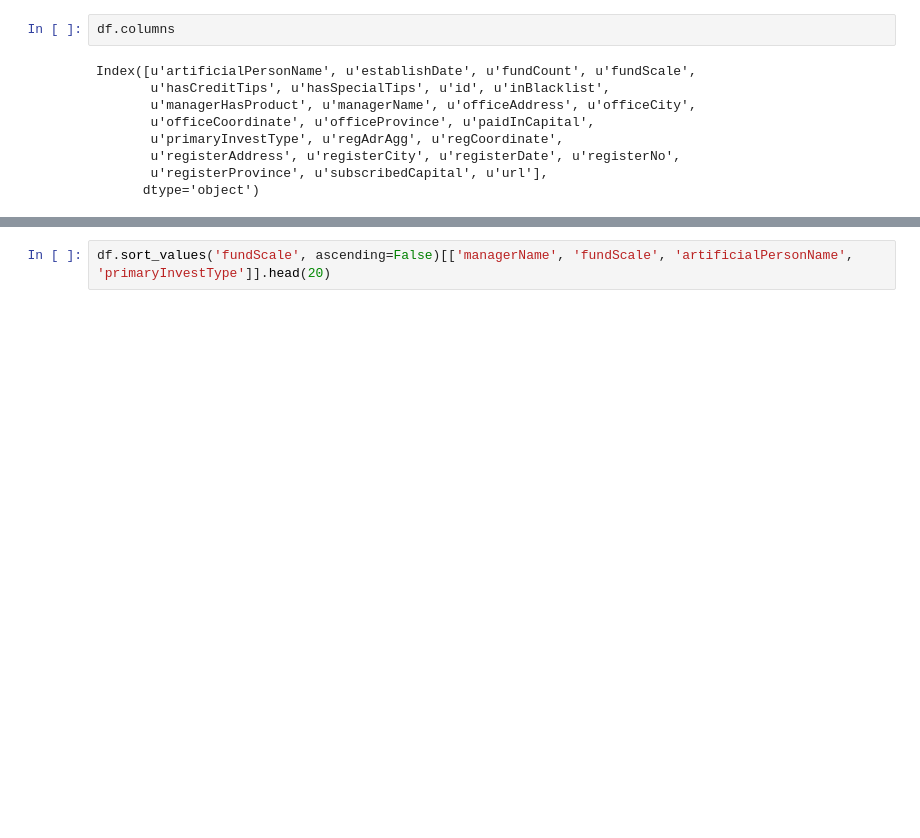
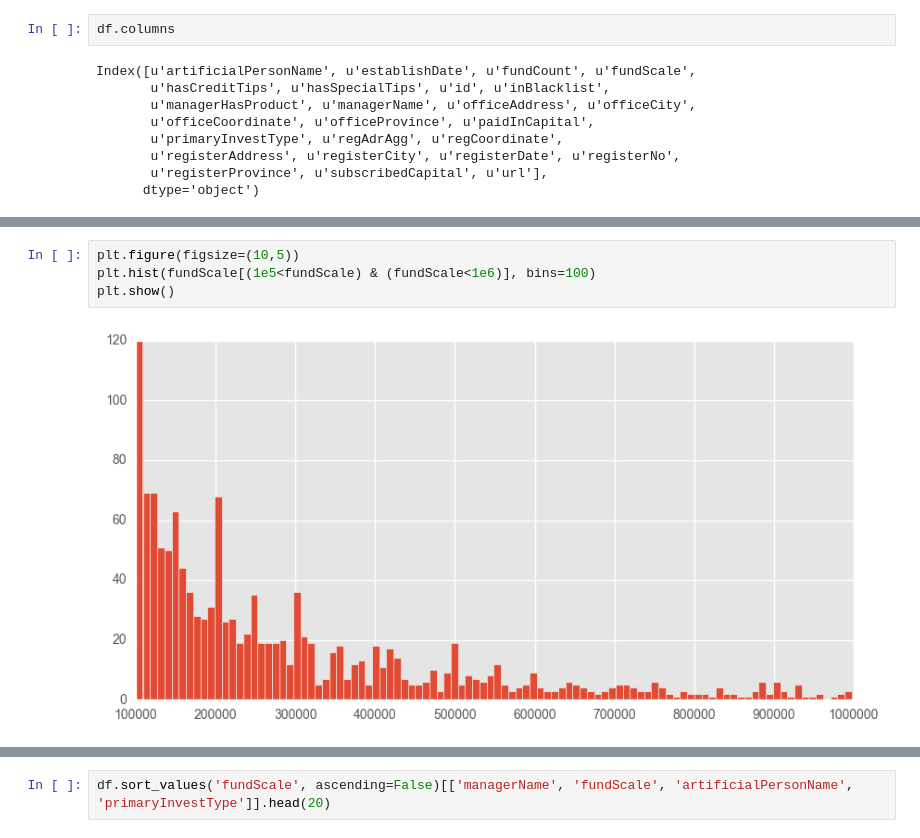
Before and after one commit to stardust-hu/crawl-fund-data, a Jupyter notebook: ana.ipynb, the cells around one changed output, grey strips where cells are left out. Saved outputs shown, nothing was run; the diff lists cells and outputs as text; blank space fills up the shorter version.

```diff
--- a/ana.ipynb
+++ b/ana.ipynb
@@ -43,0 +75,6 @@ Name: fundScale, dtype: float64
+# %%
+plt.figure(figsize=(10,5))
+plt.hist(fundScale[(1e5<fundScale) & (fundScale<1e6)], bins=100)
+plt.show()
+# %% [output]
+[figure, added]
```
Also changed, not shown: parts of 13 cells of this notebook, 2 other files.
